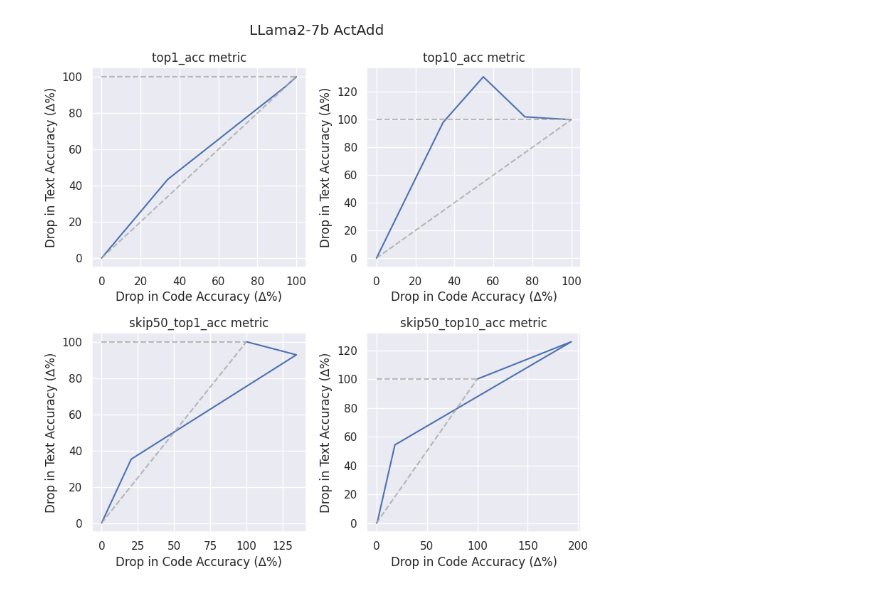
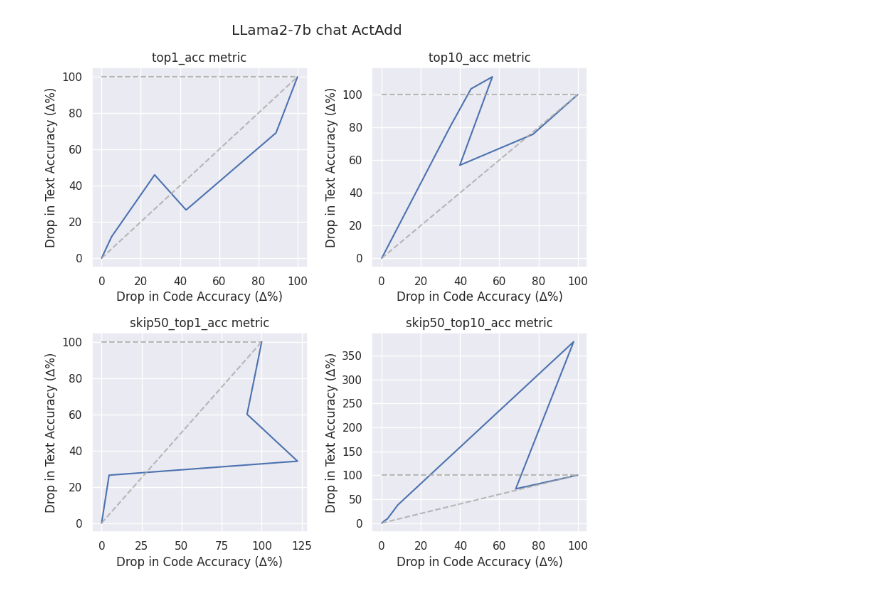
Before and after one commit to TeunvdWeij/extending-activation-addition, a Jupyter notebook: src/make_plots.ipynb, the cells around one changed output. Drawn from its saved outputs; the diff is of its cells as text; code cells hidden in the pictures.

Commit message:
add plot maker

```diff
--- a/src/make_plots.ipynb
+++ b/src/make_plots.ipynb
@@ -18,3 +9,4 @@ The autoreload extension is already loaded. To reload it, use:
 # %%
-with open("../results/alignment_tax_v0.15.json", "r") as f:
+with open("../results/alignment_tax_v0.17.json", "r") as f:
+# with open("../results/alignment_tax_v0.16.json", "r") as f:
     results = json.load(f)
@@ -39,8 +45,10 @@ for mode in modes:
                 accs[mode][metric][1][i] += 1
 
 for mode in modes:
-    for metric in metrics:
+    # for metric in metrics:
+    for metric in ["skip50_top10_acc"]:
         sum_scores, counts = accs[mode][metric]
         avg_scores = [sum_score / count for sum_score, count in zip(sum_scores, counts)]
         relative_scores = [avg_score / avg_scores[0]*100 for avg_score in avg_scores]
         accs[mode][metric] = relative_scores
+        print(max(avg_scores))
@@ -47,20 +89,21 @@ for mode in modes:
 # %%
 # create a seaborn style graph
 sns.set_theme()
+
 fig, axs = plt.subplots(2, 2, figsize=(8,8))
 scale = 100
 
 for metric, ax in zip(metrics, axs.reshape(-1)):
     ax.plot(accs["only_code"][metric], accs['only_text'][metric])
     ax.set_title(f"{metric} metric")
     ax.set_xlabel("Drop in Code Accuracy (∆%)")
     ax.set_ylabel("Drop in Text Accuracy (∆%)")
 
     ax.plot([0, scale], [scale, scale], color="darkgray", linestyle="--", alpha=0.8)
     ax.plot([0, scale], [0,     scale], color="darkgray", linestyle="--", alpha=0.8)
 
-plt.suptitle("LLama2-7b ActAdd")
+plt.suptitle("LLama2-7b chat ActAdd")
 fig.tight_layout()
 plt.show()
 # %% [output]
-[figure, old version]
+[figure, new version]
```
Also changed, not shown: parts of 7 cells of this notebook.
